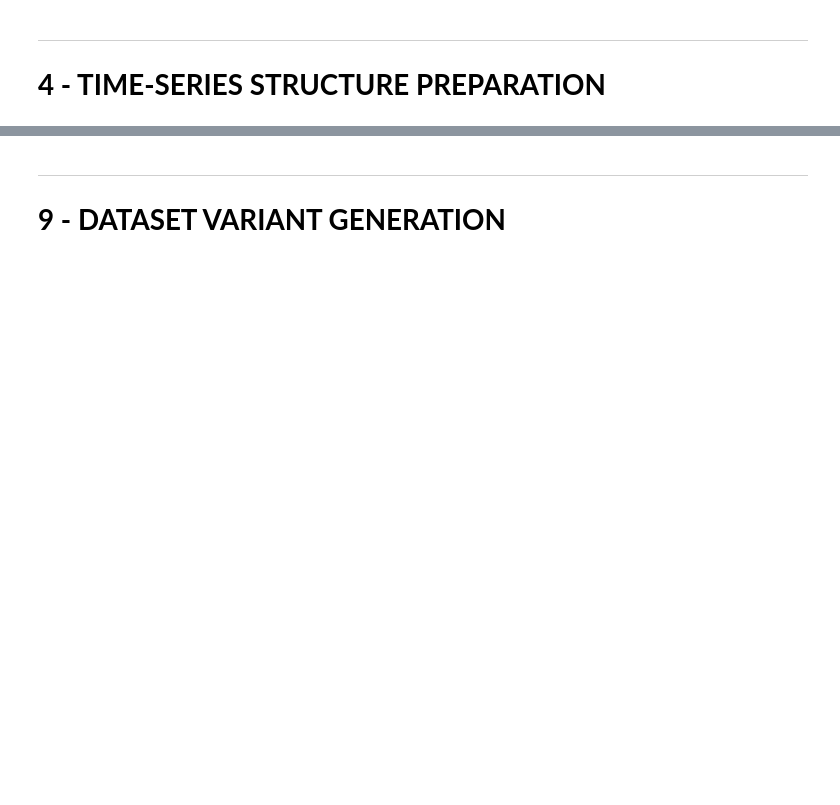
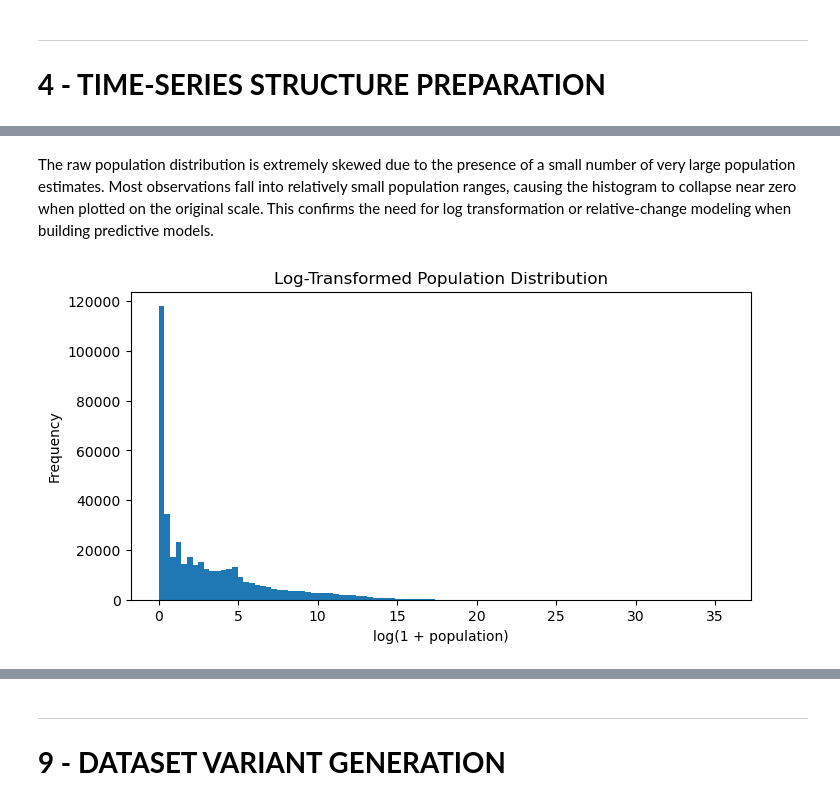
Before and after one commit to lukasbals/animal-diversity-prediction, a Jupyter notebook: notebooks/preprocessing_cleanup_enrico.ipynb, the cells around one changed output, grey strips where cells are left out. Cells and saved outputs as stored; diff of their text form; code cells hidden in the pictures; blank space fills up the shorter version.

```diff
--- a/notebooks/preprocessing_cleanup_enrico.ipynb
+++ b/notebooks/preprocessing_cleanup_enrico.ipynb
@@ -181,0 +1322,11 @@ Check:
+# %% [markdown]
+The raw population distribution is extremely skewed due to the presence of a small number of very large population estimates. Most observations fall into relatively small population ranges, causing the histogram to collapse near zero when plotted on the original scale. This confirms the need for log transformation or relative-change modeling when building predictive models.
+# %%
+plt.figure(figsize=(8, 4))
+plt.hist(np.log1p(df_long["population"]), bins=100)
+plt.title("Log-Transformed Population Distribution")
+plt.xlabel("log(1 + population)")
+plt.ylabel("Frequency")
+plt.show()
+# %% [output]
+[figure, added]
```
Also changed, not shown: parts of 260 cells of this notebook, 12 other files.
